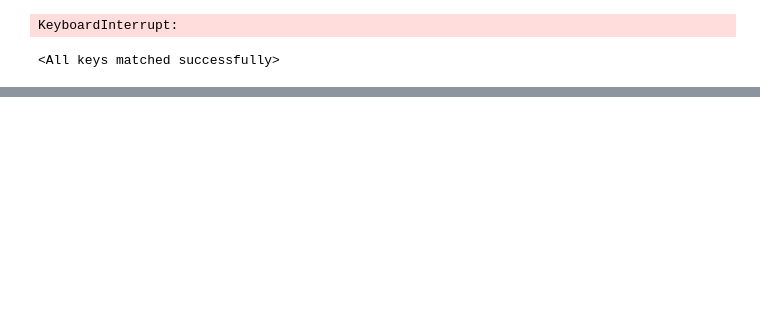
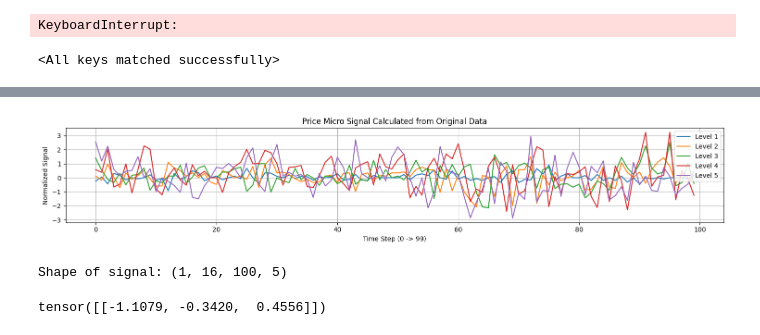
Before and after one commit to MatthewChang3721/DeepLOB, a Jupyter notebook: DeepLOB_demo.ipynb, the cells around one changed output, grey strips where cells are left out. Cells and saved outputs as stored; diff of their text form; code cells hidden in the pictures; blank space fills up the shorter version.

```diff
--- a/DeepLOB_demo.ipynb
+++ b/DeepLOB_demo.ipynb
@@ -425,0 +467,7 @@ weighted avg       0.53      0.50      0.51     28102
+# %%
+idx = 2000
+sample_normalized_row = pd.read_csv('Data/Normalized_data/normalized_0515.csv').iloc[idx-100:idx,:]
+
+input_0521, label_0521 = sample_normalized_row.iloc[:,:-1], sample_normalized_row.iloc[-1,-1]
+print(label_0521)
+input_0521
@@ -425,0 +489,6 @@ weighted avg       0.53      0.50      0.51     28102
+# %%
+sample_processed_row = pd.read_csv('Data/Processed_data/processed_0515.csv').iloc[idx-100:idx,:]
+
+raw_input_0521, raw_label_0521 = sample_processed_row.iloc[:,:-1], sample_processed_row.iloc[-1,-1]
+print(raw_label_0521)
+raw_input_0521
@@ -425,0 +510,10 @@ weighted avg       0.53      0.50      0.51     28102
+# %%
+def price_micro(df, level: int):
+    price_cols = [f'bid{level}', f'ask{level}']
+    size_cols = [f'bidSize{level}', f'askSize{level}']
+    df[f'price_micro_{level}'] = ((df[price_cols[0]] * df[size_cols[1]] + df[price_cols[1]] * df[size_cols[0]]) / (df[size_cols[0]] + df[size_cols[1]]))/df['MidPrice'] - 1
+
+    return None
+for i in range(1,6):
+    price_micro(raw_input_0521, level = i)
+raw_input_0521
@@ -425,0 +534,45 @@ weighted avg       0.53      0.50      0.51     28102
+# %%
+price_micro_data = raw_input_0521[[f'price_micro_{i}' for i in range(1,6)]].values*10000
+# %%
+plt.figure(figsize=(15,3))
+#plt.plot(price_micro_data, color = 'b')
+for i in range(5):
+    # i 从 0 到 4，对应第 1 到第 5 档
+    plt.plot(price_micro_data[:, i], label=f'Level {i+1}')
+
+plt.title('Price Micro Signal Calculated from Original Data')
+plt.ylabel('Normalized Signal')
+plt.grid(True)
+plt.xlabel('Time Step (0 -> 99)')
+
+plt.legend(loc='best')
+
+plt.tight_layout()
+plt.show()
+# %% [output]
+[figure, added]
+# %%
+activations = {}
+def get_activation(name):
+    def hook(model, input, output):
+        activations[name] = output.detach().cpu().numpy()
+    return hook
+
+layer_name = 'conv_time4'
+getattr(test_model, layer_name).register_forward_hook(get_activation('layer4_signal'))
+
+test_model.eval()
+inputs = torch.tensor(input_0521.values, dtype=torch.float32).unsqueeze(0)
+inputs = inputs.to(device)
+
+with torch.no_grad():
+    _ = test_model(inputs)
+
+signals = activations['layer4_signal']
+print(f"Shape of signal: {signals.shape}")
+# %% [output]
+Shape of signal: (1, 16, 100, 5)
+# %%
+_
+# %% [output]
+tensor([[-1.1079, -0.3420,  0.4556]])
```
Also changed, not shown: parts of 17 cells of this notebook, 3 other files.
